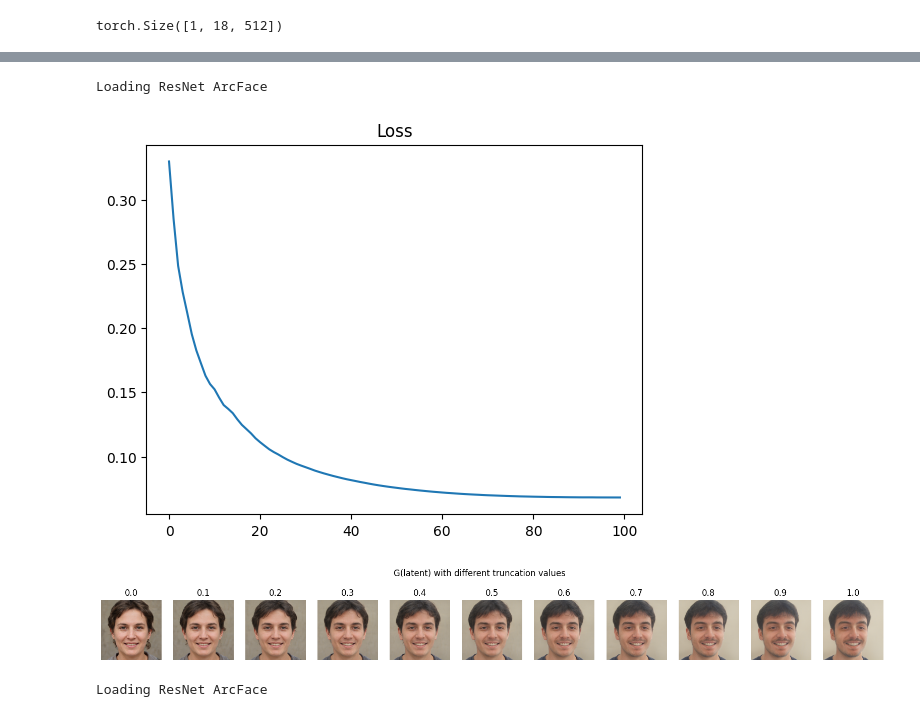
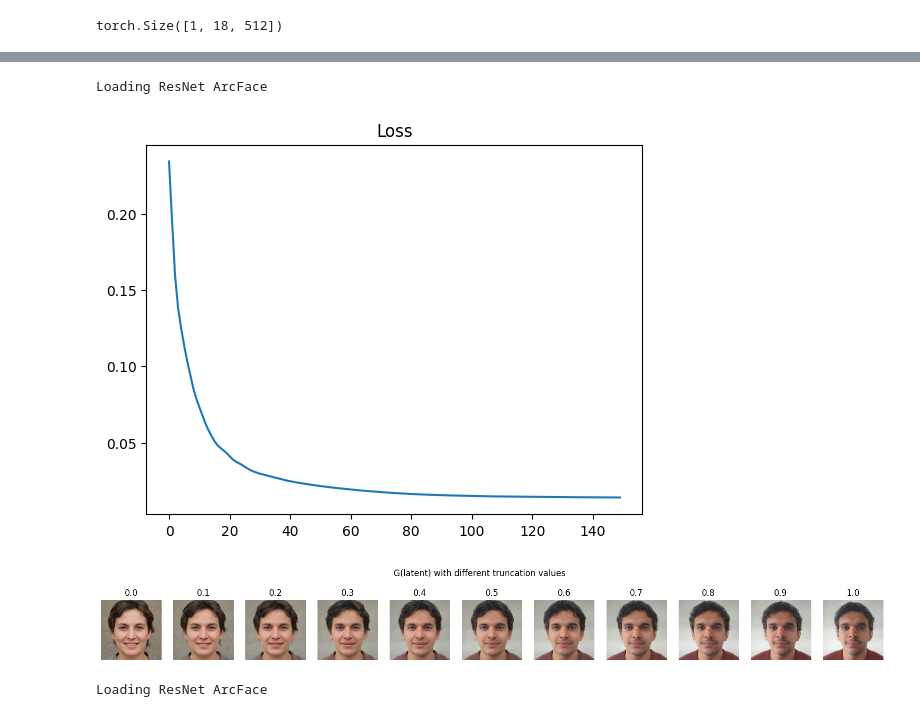
Before and after one commit to rodrigu2000/emotion_generation, a Jupyter notebook: latent_optimization_RR.ipynb, the cells around one changed output, grey strips where cells are left out. Drawn from its saved outputs; the diff is of its cells as text; code cells hidden in the pictures.

```diff
--- a/latent_optimization_RR.ipynb
+++ b/latent_optimization_RR.ipynb
@@ -71,7 +71,7 @@ where $R$ is a pretrained ArcFace network for face recognition, and $ \langle \c
 # %%
 # Define the image
 
-image_path = "input_images/happy_RR.jpg"
+image_path = "input_images/hamza_neutral.JPG"
 original_image = Image.open(image_path).convert("RGB")
 image = run_alignment(image_path).resize(RESIZE_DIMS)
 
@@ -96,6 +100,14 @@ print(e4e_inverted_latent.shape)
 torch.Size([1, 18, 512])
 # %%
 # Visualize G(w_s) with different truncation values
+
+def visualize_latent_no_truncation(latent):
+    generated_image, _ = psp_model.decoder([latent], input_is_latent=True)
+    show_img = tensor2im(generated_image.squeeze(0).cpu())
+    plt.imshow(show_img)
+    plt.axis('off')
+    plt.title('G(latent)')
+    plt.show()
 
 def visualize_latent(latent, input_is_latent=True):
 
@@ -127,5 +139,5 @@ def visualize_latent(latent, input_is_latent=True):
                 plt.title('G(latent)')
                 plt.show()
 
-visualize_latent(e4e_inverted_latent)
+visualize_latent_no_truncation(e4e_inverted_latent)
 # %% [output]
@@ -135,11 +147,11 @@ visualize_latent(e4e_inverted_latent)
 
 # Parameters of optim
 
-optimization_steps = 100
+optimization_steps = 150
 lambda_percept = 1
-lambda_L2 = 10
+lambda_L2 = 0.5
 lr = 0.01
-final_lr = 0.0001
+final_lr = 0.001
 id_loss = IDLoss(opts)
 L2_loss = torch.nn.MSELoss().to(device)
 
@@ -163,38 +175,37 @@ reference_image = transforms.Resize((1024, 1024))(input_image).unsqueeze(0).cuda
 
 for i in pbar:
 
     with autocast("cuda"):
 
         optimizer.zero_grad()
 
         img_gen, _ = G([w_n], input_is_latent=True, randomize_noise=False)
 
         i_loss = id_loss(img_gen, reference_image)[0]
         l2_loss = L2_loss(img_gen, reference_image)
 
         loss = i_loss * lambda_percept + l2_loss * lambda_L2
         losses.append(loss.item())
         pbar.set_description(f"Loss: {loss.item():.4f}")
 
         loss.backward()
         optimizer.step()
         scheduler.step()
 
         if i % save_img_every_other == 0 or i == optimization_steps - 1:
             imgs.append(tensor2im(img_gen.squeeze(0).cpu()))
 
 inverted_latent = w_n.detach()
 
 plt.plot(losses)
 plt.title("Loss")
 plt.show()
+
+visualize_latent_no_truncation(inverted_latent)
 # %% [output]
 Loading ResNet ArcFace
-[figure, old version]
+[figure, new version]
+[figure, added]
-# %%
-visualize_latent(inverted_latent)
-# %% [output]
-[figure, removed]
 # %%
 # Load pretrained models for losses
 
```
Also changed, not shown: parts of 12 cells of this notebook, 59 other files.
